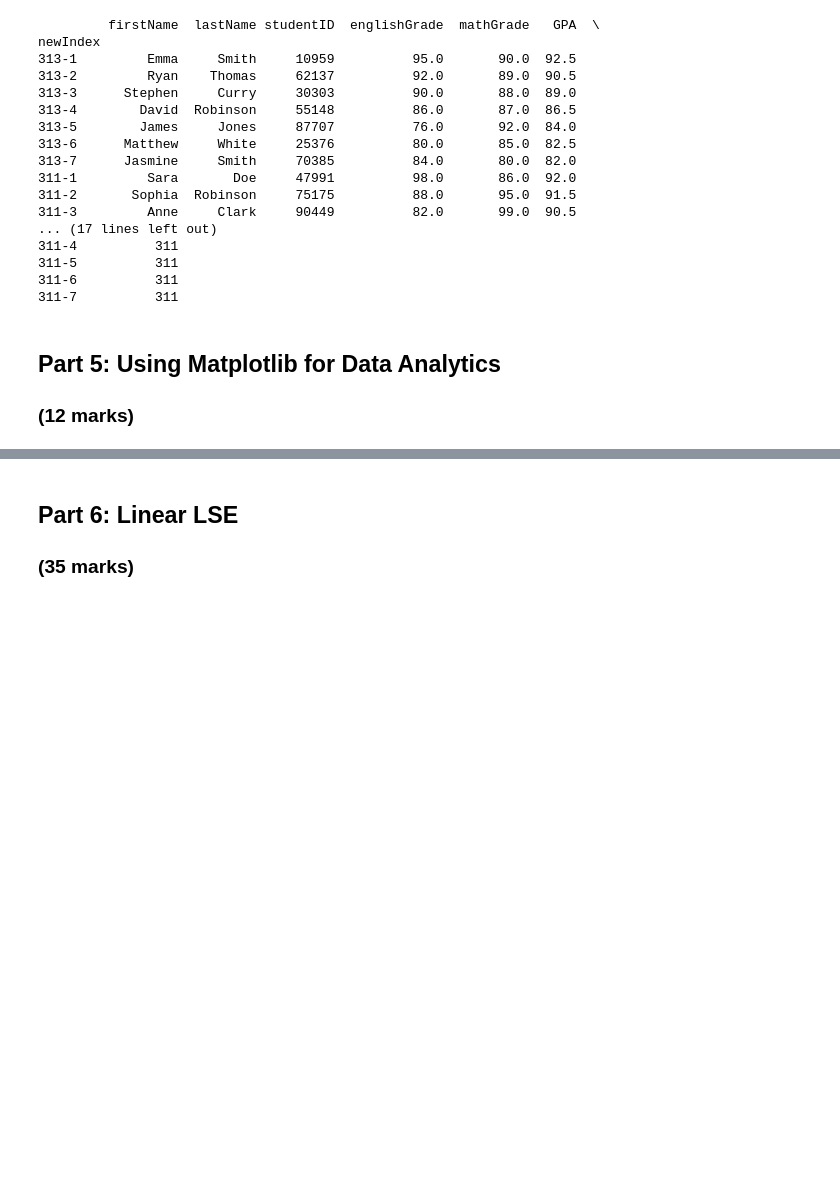
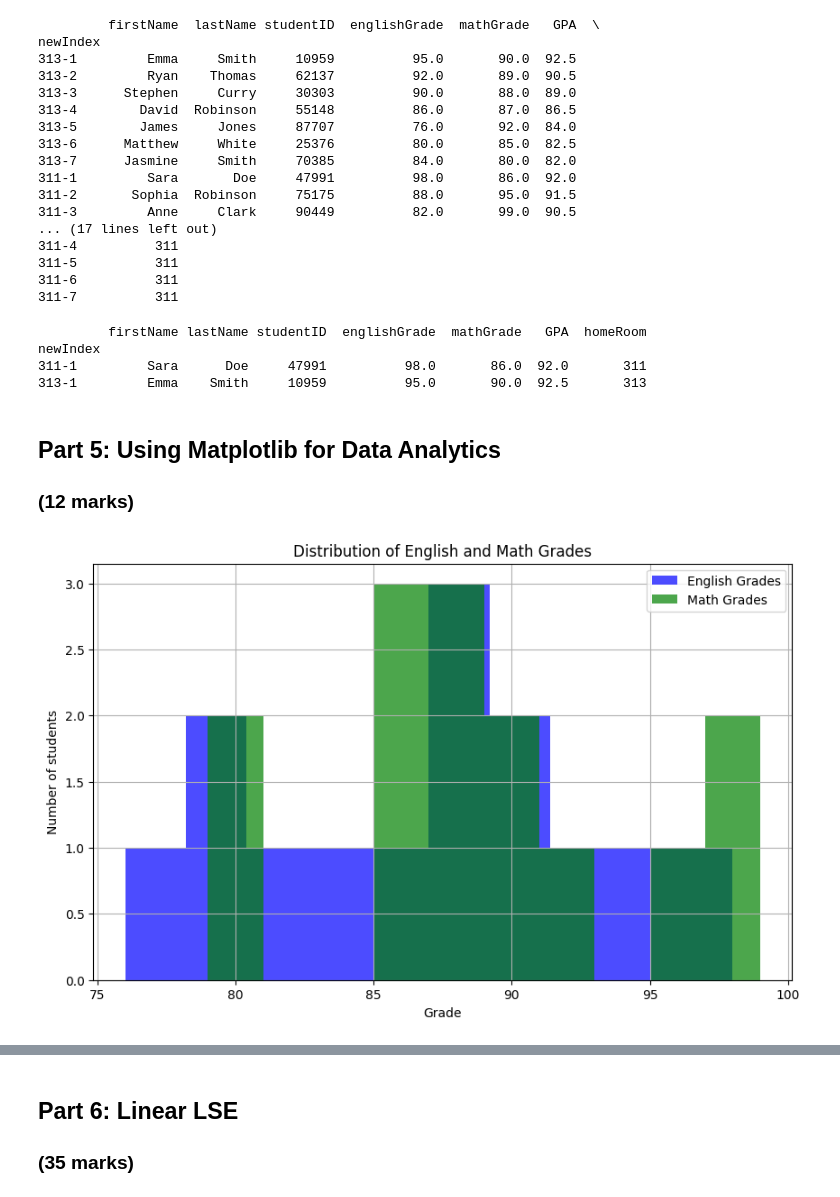
Before and after one commit to andrew-thai08/ENGG680_2025_Fall, a Jupyter notebook: Lab_Assignment1/Assignment1.ipynb, the cells around one changed output, grey strips where cells are left out. Drawn from its saved outputs; the diff is of its cells as text; code cells hidden in the pictures; blank space fills up the shorter version.

```diff
--- a/Lab_Assignment1/Assignment1.ipynb
+++ b/Lab_Assignment1/Assignment1.ipynb
@@ -608,7 +605,13 @@ newIndex
 # %%
 # Given df_studentsGPASorted_homeroom, please find and print the students with the highest GPA in each homeroom using the .loc method.
 # (2 marks)
-#
+top_students_by_homeroom = df_studentsGPASorted_homeroom.loc[df_studentsGPASorted_homeroom.groupby('homeRoom')['GPA'].idxmax()]
+print(top_students_by_homeroom)
+# %% [output]
+         firstName lastName studentID  englishGrade  mathGrade   GPA  homeRoom
+newIndex
+311-1         Sara      Doe     47991          98.0       86.0  92.0       311
+313-1         Emma    Smith     10959          95.0       90.0  92.5       313
 # %% [markdown]
 ## Part 5: Using Matplotlib for Data Analytics
 ### (12 marks)
@@ -619,27 +622,34 @@ import matplotlib.pyplot as plt
 # %%
 # Let's use matplotlib to display a histogram of the grades distribution
 # Histograms are useful for seeing the distribution of the students grades
 
 plt.figure(figsize=(10, 6))
 plt.hist(df_studentGrades['englishGrade'], bins=10, alpha=0.7, label='English Grades', color='blue')
 
 # Step 1: Use the line above as reference to create a histogram for the math grades
 # (1 mark)
-#
+
+plt.hist(df_studentGrades['mathGrade'], bins=10, alpha=0.7, label='Math Grades', color='green')
 
 # Step 2: Ensure that your plot is descriptive, so use labels (x and y axis), a title, and a legend.
 # Hint: Use the matplotlib .legend(loc='<location>') to add and place the legend.
 # You can use 'upper left', 'upper right', 'lower left', and 'lower right' to specify the location.
 # (3 marks)
-#
+plt.xlabel('Grade')
+plt.ylabel('Number of students')
+plt.title('Distribution of English and Math Grades')
+plt.legend(loc='upper right')
 plt.grid(True)
 
 # Step 3: Use the .savefig('<image_title>'.png) to output an image file of the histogram.
 # Please be sure to use a descriptive title!
 # (1 mark)
 #
+plt.savefig('grade_distribution.png')
 
 plt.show()
+# %% [output]
+[figure, added]
 # %%
 # Let's also use matplotlib to display a scatter plot of English vs. Math grades
 # Scatter plots are useful for seeing the relationship between two variables
```
Also changed, not shown: parts of 26 cells of this notebook.
